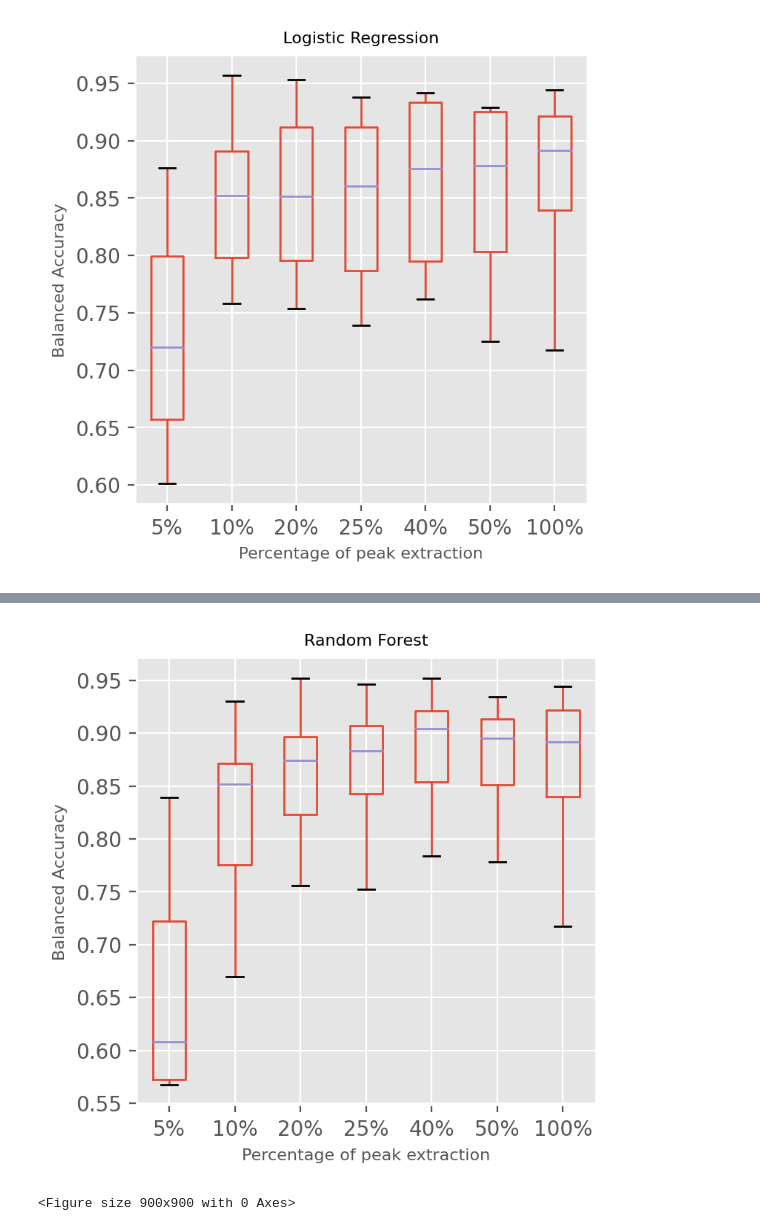
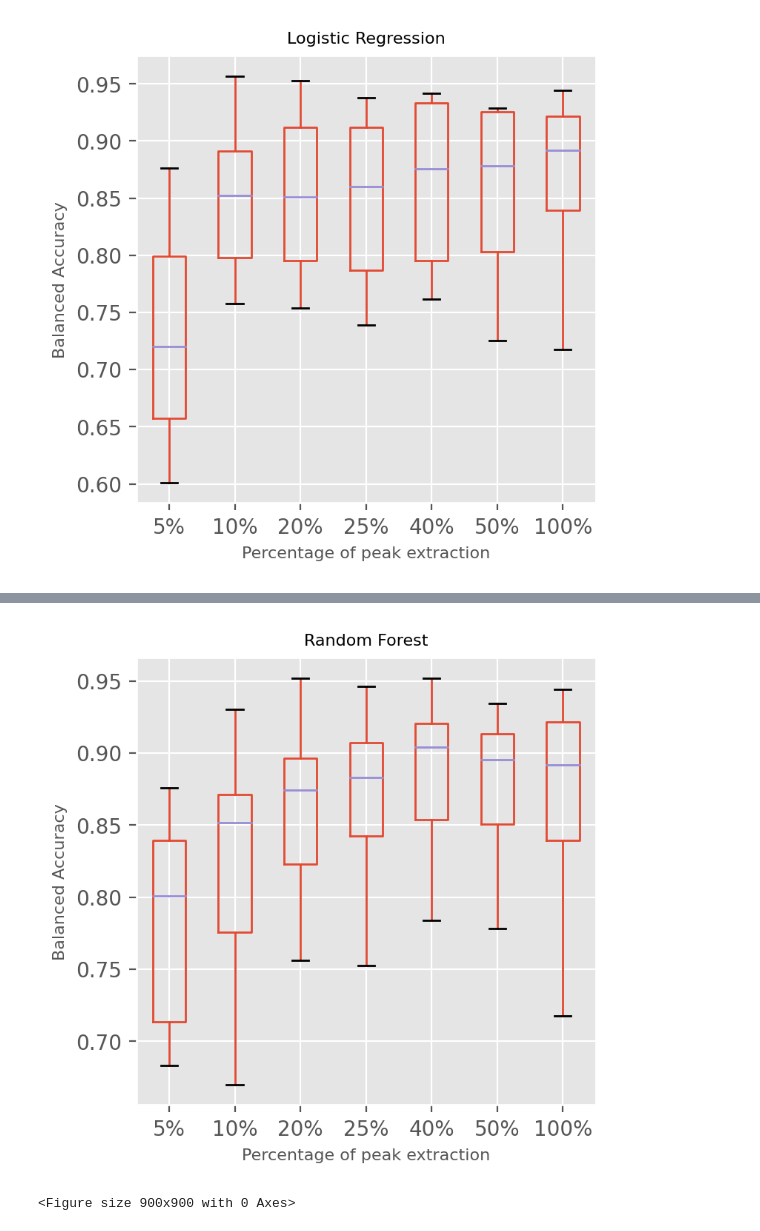
Before and after one commit to klailag/SupervisedTDAMethodForMALDI, a Jupyter notebook: pythonCode/main.ipynb, the cells around one changed output, grey strips where cells are left out. Saved outputs shown, nothing was run; the diff lists cells and outputs as text; code cells hidden in the pictures.

```diff
--- a/pythonCode/main.ipynb
+++ b/pythonCode/main.ipynb
@@ -131,7 +131,8 @@ def cvAccuracy(tmas, X, resp, classifier):
 
         if (classifier == 'rf'):
 
-            rf = RandomForestClassifier(n_estimators= 500, random_state= 1234, criterion = 'gini', max_features=mtry)
+            rf = RandomForestClassifier(n_estimators= 500, random_state= 1234, criterion = 'gini',
+                                        max_features=mtry)
 
             rf.fit(X_train, y_train.values.ravel())
 
@@ -247,24 +269,24 @@ results_rf_to_latex
 # %%
 matplotlib.style.use('ggplot')
 
 fig = plt.figure(figsize=(4, 4), dpi=200)
-results = pd.concat([pd.Series(rf_k1_1), pd.Series(rf_k3_1),
+results = pd.concat([pd.Series(rf_k2_1), pd.Series(rf_k3_1),
                      pd.Series(rf_k4_1), pd.Series(rf_k5_1),
                      pd.Series(rf_k6_1), pd.Series(rf_k7_1), pd.Series(q1)], axis=1)
 
 results = pd.DataFrame(results)
 
 box = results.boxplot()
 
 #[0.01, 0.05, 0.1, 0.2, 0.25, 0.4, 0.5]
 box.set_xticklabels(['5%', '10%','20%', '25%', '40%', '50%', '100%'])
 box.set_xlabel('Percentage of peak extraction', fontsize=8)
 box.set_ylabel('Balanced Accuracy', fontsize=8)
 box.set_title('Random Forest', fontsize=8)
 #sns.boxplot(results.iloc[:, 0:1])
 plt.savefig("results/balanced_accuracy_rf.pdf", format="pdf", bbox_inches="tight")
 # %% [output]
-[figure, old version]
+[figure, new version]
 # %%
 matplotlib.style.use('ggplot')
 
```
Also changed, not shown: parts of 5 cells of this notebook.
